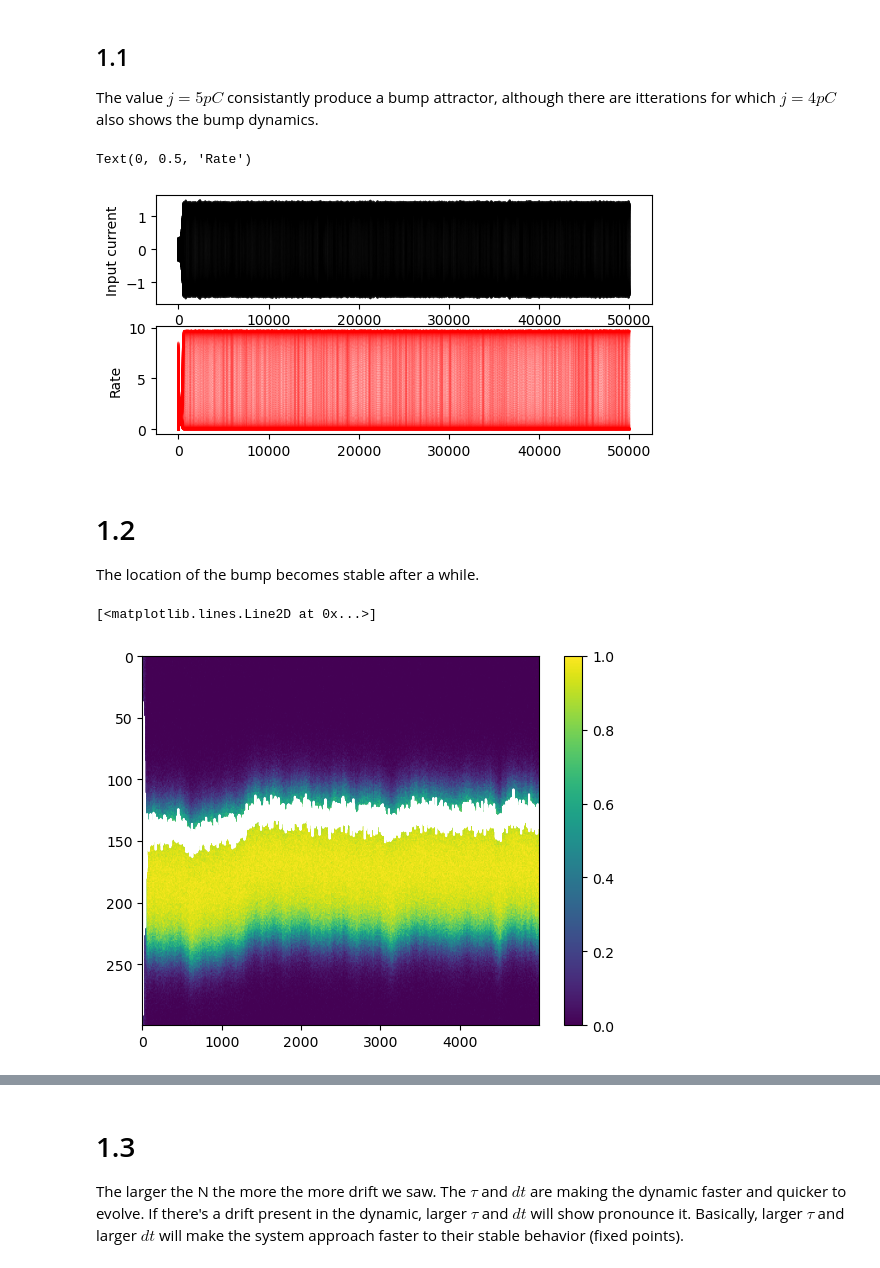
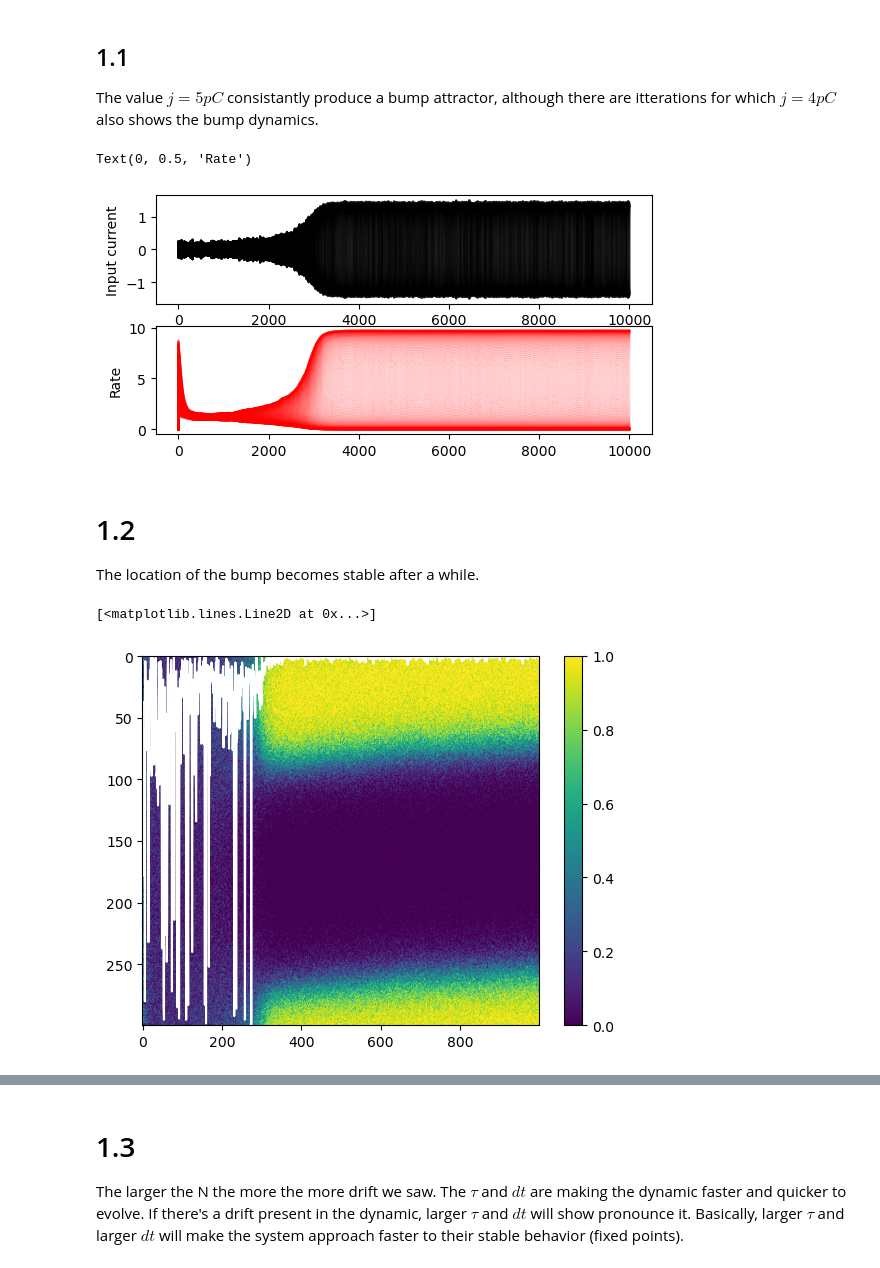
Before and after one commit to nosratullah/path_integration, a Jupyter notebook: attractors.ipynb, the cells around one changed output, grey strips where cells are left out. Saved outputs shown, nothing was run; the diff lists cells and outputs as text; code cells hidden in the pictures.

```diff
--- a/attractors.ipynb
+++ b/attractors.ipynb
@@ -211,7 +211,7 @@ interactive(children=(FloatSlider(value=5.0, description='J', max=20.0), Output(
 ## 1.1
 The value $j=5 pC$ consistantly produce a bump attractor, although there are itterations for which $j=4 pC$ also shows the bump dynamics.
 # %%
-T = 5000 # ms
+T = 1000 # ms
 dt = .1 # ms
 N = 300
 X = np.linspace(0, 2 * np.pi, N)
@@ -228,34 +228,34 @@ rate = np.zeros((N, int(T/dt)))
 m_cos = 0
 m_sin = 0
 
 # spikes = np.random.binomial(1, np.ones(N) * dt, (N, int(T/dt)))
 # h = np.random.normal(0, 1, (N, int(T/dt)))
 for t in range(1, int(T/dt)):
     I[:, t] = J * (np.cos(X) * m_cos + np.sin(X) * m_sin)
     h[:, t] = h[:, t-1] + dt * dhdt(h[:, t-1], I[:, t-1], tau, R)
     rate[:, t] = r0 * transfer(h[:, t], alpha, beta)
     spikes[:, t] = np.random.binomial(1, rate[:, t] * dt)
     m_cos = np.mean(np.cos(X) * spikes[:, t])
     m_sin = np.mean(np.sin(X) * spikes[:, t])
 
 # figure = plt.figure(figsize=(10, 5))
 plt.subplot(311)
 plt.plot(I.T, color = 'black', alpha = .1)
 plt.ylabel('Input current')
 plt.subplot(312)
 plt.plot(rate.T, color = 'red', alpha = .1)
 plt.ylabel('Rate')
 # plt.subplot(313)
 # # plotting the spike raster
 # for n in range(N):
 #     spikes_n = np.where(spikes[n, :])[0]
 #     plt.vlines(spikes_n, n-.5e1, n+.5e1, color='black')
 # plt.xlabel('Time (ms)')
 # plt.ylabel('Neurons #')
 # plt.title('Spike raster')
 # %% [output]
 Text(0, 0.5, 'Rate')
-[figure, old version]
+[figure, new version]
 # %% [markdown]
 # 1.2
 The location of the bump becomes stable after a while.
@@ -272,7 +272,7 @@ for t in range(1, T):
 plt.plot(max_neuron_rate, color='white')
 # %% [output]
 [<matplotlib.lines.Line2D at 0x...>]
-[figure, old version]
+[figure, new version]
 # %%
 # the angle of the neuron with the maximum rate
 def map_to_360(value, N):
```
Also changed, not shown: parts of 13 cells of this notebook.
